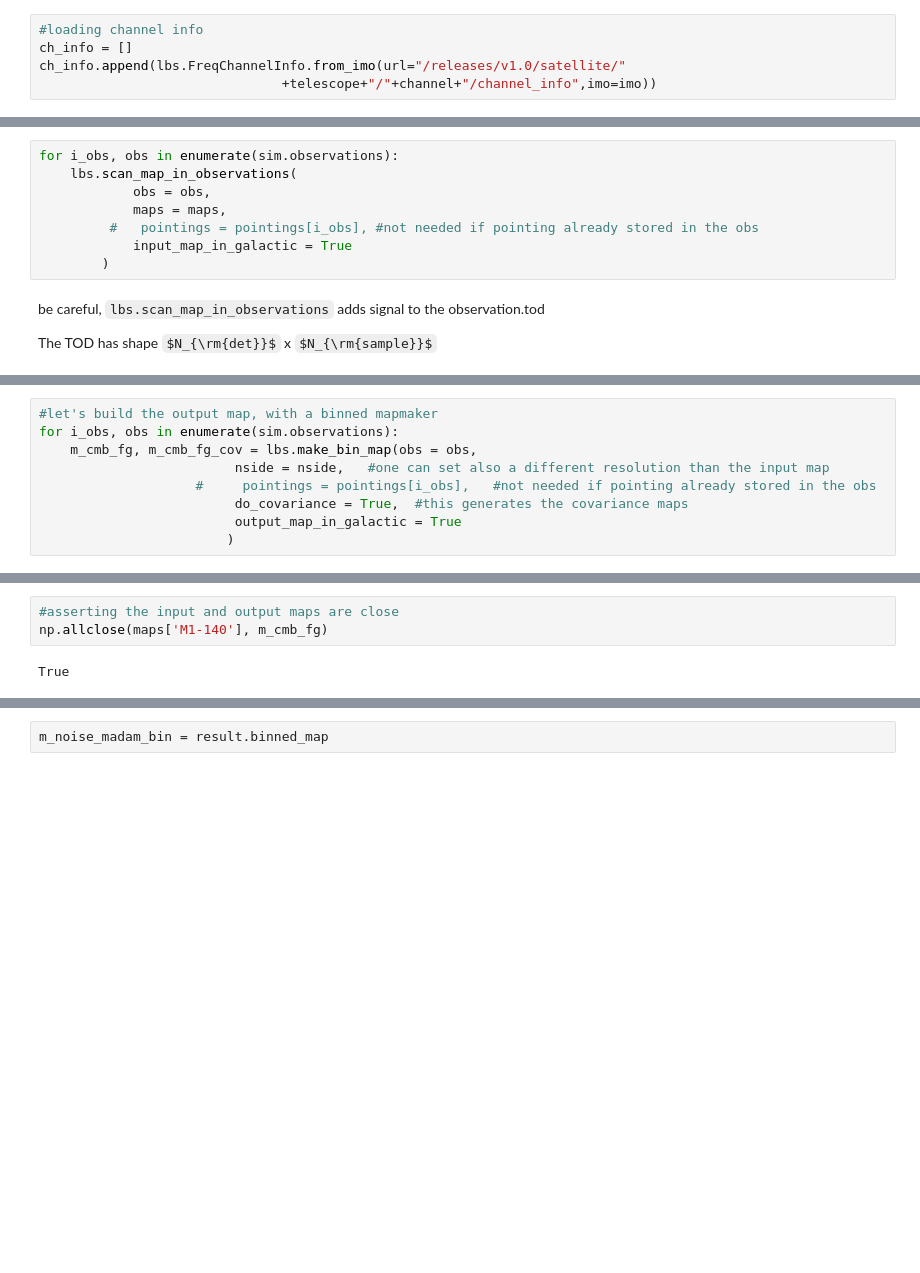
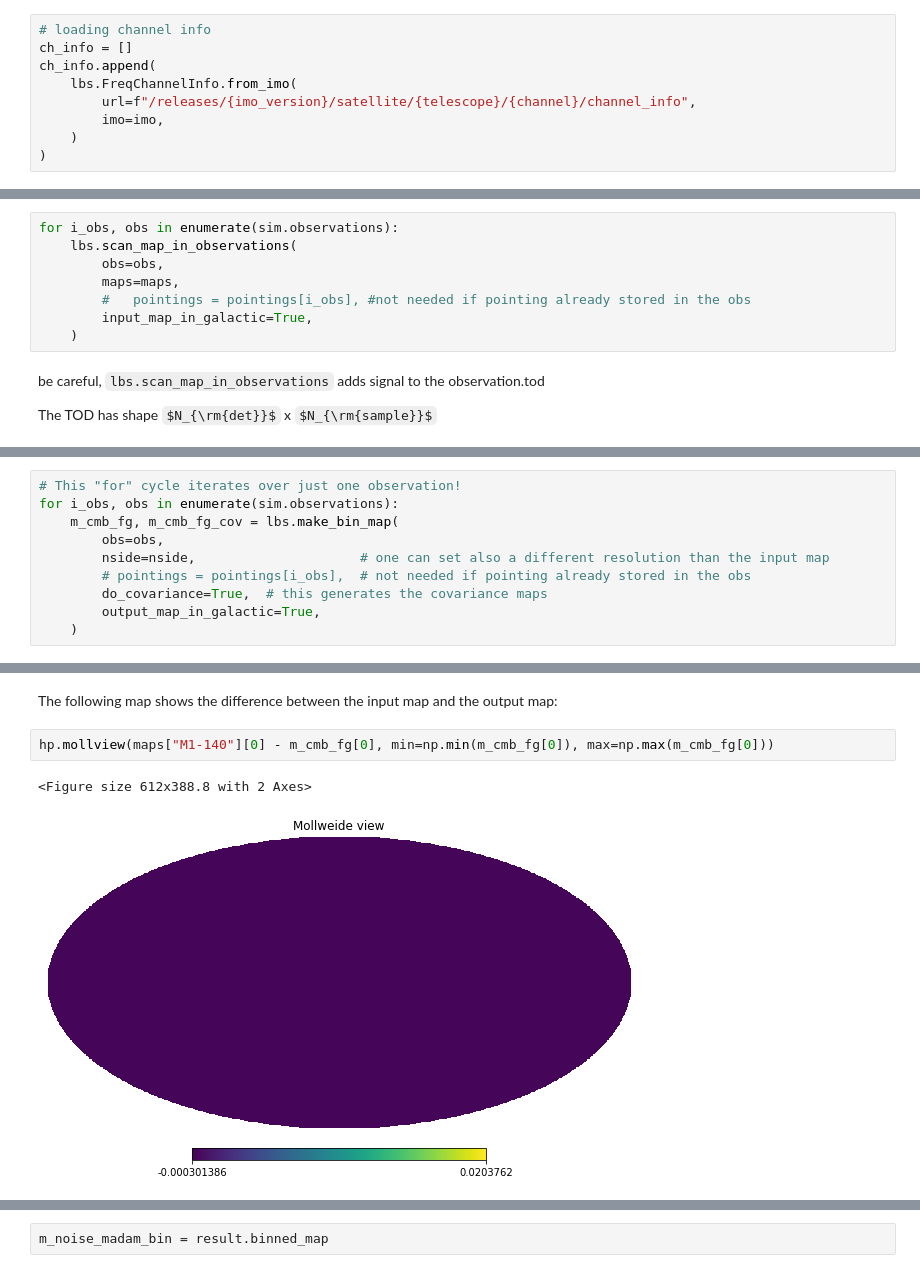
Before and after one commit to litebird/litebird_sim, a Jupyter notebook: notebooks/litebird_sim_example.ipynb, the cells around one changed output, grey strips where cells are left out. Drawn from its saved outputs; the diff is of its cells as text; some formulas as TeX source; blank space fills up the shorter version.

```diff
--- a/notebooks/litebird_sim_example.ipynb
+++ b/notebooks/litebird_sim_example.ipynb
@@ -77,5 +137,9 @@ pointings[0].shape
 # %%
-#loading channel info
+# loading channel info
 ch_info = []
-ch_info.append(lbs.FreqChannelInfo.from_imo(url="/releases/v1.0/satellite/"
-                               +telescope+"/"+channel+"/channel_info",imo=imo))
+ch_info.append(
+    lbs.FreqChannelInfo.from_imo(
+        url=f"/releases/{imo_version}/satellite/{telescope}/{channel}/channel_info",
+        imo=imo,
+    )
+)
@@ -141,11 +206,11 @@ WARNING: AstropyDeprecationWarning: "verbose" was deprecated in version 1.15.0 a
 # %%
 for i_obs, obs in enumerate(sim.observations):
     lbs.scan_map_in_observations(
-            obs = obs,
-            maps = maps,
-         #   pointings = pointings[i_obs], #not needed if pointing already stored in the obs
-            input_map_in_galactic = True
-        )
+        obs=obs,
+        maps=maps,
+        #   pointings = pointings[i_obs], #not needed if pointing already stored in the obs
+        input_map_in_galactic=True,
+    )
 # %% [markdown]
 be careful, `lbs.scan_map_in_observations` adds signal to the observation.tod
 
@@ -157,10 +232,11 @@ obs_cmb_fg.tod.shape
 # %%
-#let's build the output map, with a binned mapmaker
+# This "for" cycle iterates over just one observation!
 for i_obs, obs in enumerate(sim.observations):
-    m_cmb_fg, m_cmb_fg_cov = lbs.make_bin_map(obs = obs,
-                         nside = nside,   #one can set also a different resolution than the input map
-                    #     pointings = pointings[i_obs],   #not needed if pointing already stored in the obs
-                         do_covariance = True,  #this generates the covariance maps
-                         output_map_in_galactic = True
-                        )
+    m_cmb_fg, m_cmb_fg_cov = lbs.make_bin_map(
+        obs=obs,
+        nside=nside,                     # one can set also a different resolution than the input map
+        # pointings = pointings[i_obs],  # not needed if pointing already stored in the obs
+        do_covariance=True,  # this generates the covariance maps
+        output_map_in_galactic=True,
+    )
 # %% [markdown]
@@ -188,7 +266,9 @@ hp.mollview(m_cmb_fg_cov[:,1,2], sub = 236, title = 'QU', unit = r'[$\mu$ K$^2$]
 [figure]
-# %%
-#asserting the input and output maps are close
-np.allclose(maps['M1-140'], m_cmb_fg)
-# %% [output]
-True
+# %% [markdown]
+The following map shows the difference between the input map and the output map:
+# %%
+hp.mollview(maps["M1-140"][0] - m_cmb_fg[0], min=np.min(m_cmb_fg[0]), max=np.max(m_cmb_fg[0]))
+# %% [output]
+<Figure size 612x388.8 with 2 Axes>
+[figure, added]
 # %% [markdown]
```
Also changed, not shown: parts of 49 cells of this notebook, 1 other file.
